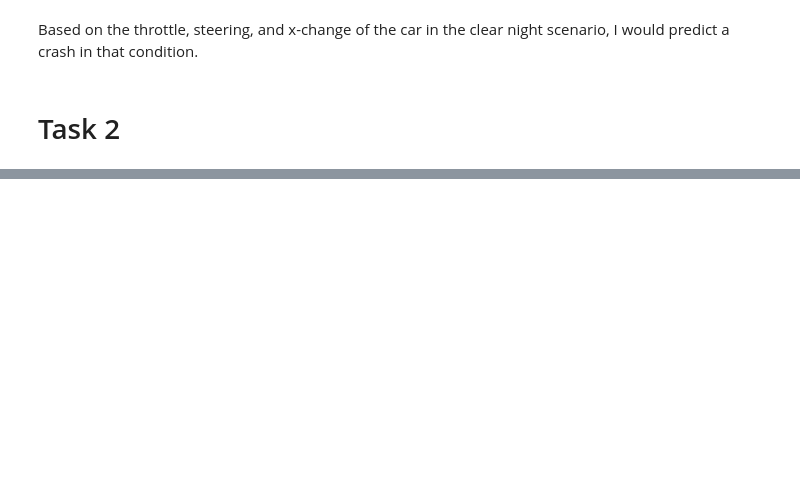
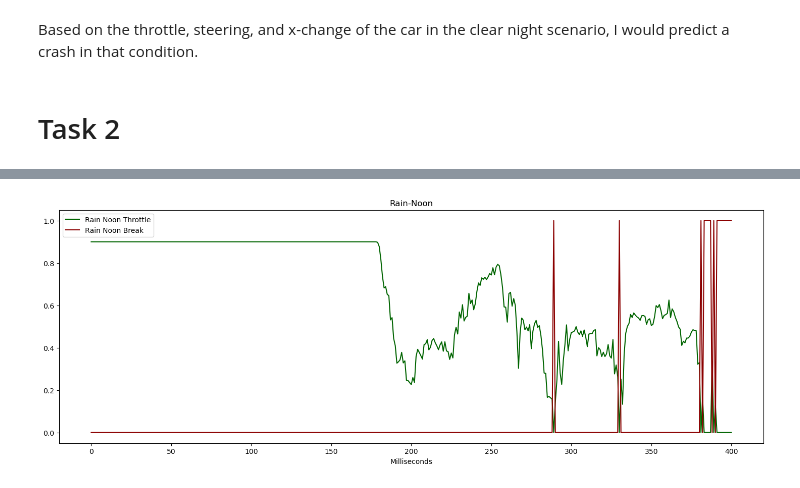
Before and after one commit to mrojaspell/MP1, a Jupyter notebook: notebook1_larson.ipynb, the cells around one changed output, grey strips where cells are left out. Saved outputs shown, nothing was run; the diff lists cells and outputs as text; code cells hidden in the pictures; blank space fills up the shorter version.

```diff
--- a/notebook1_larson.ipynb
+++ b/notebook1_larson.ipynb
@@ -308,0 +325,15 @@ Based on the throttle, steering, and x-change of the car in the clear night scen
+# %%
+## Rain breaking
+
+plt.figure(figsize=(18,6))
+
+plt.title("Rain-Noon")
+plt.xlabel("Milliseconds")
+
+plt.plot(time[:rain_noon.shape[0]],rain_noon['throttle'],color='darkgreen',label="Rain Noon Throttle")
+plt.plot(time[:rain_noon.shape[0]],rain_noon['brake'],color='darkred',label="Rain Noon Break")
+
+plt.legend()
+plt.show()
+# %% [output]
+[figure, added]
```
Also changed, not shown: parts of 23 cells of this notebook.
